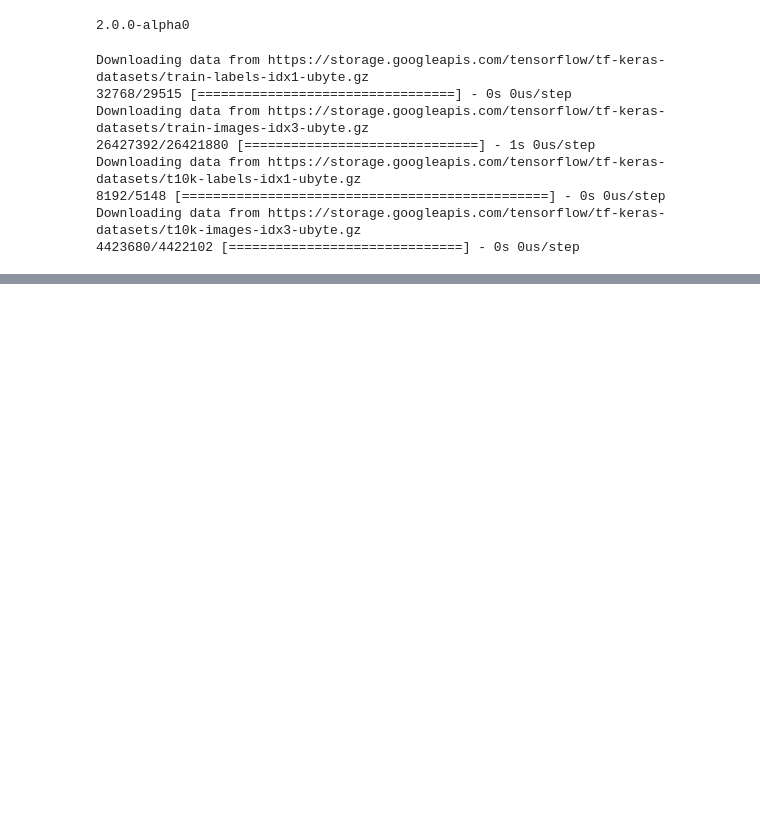
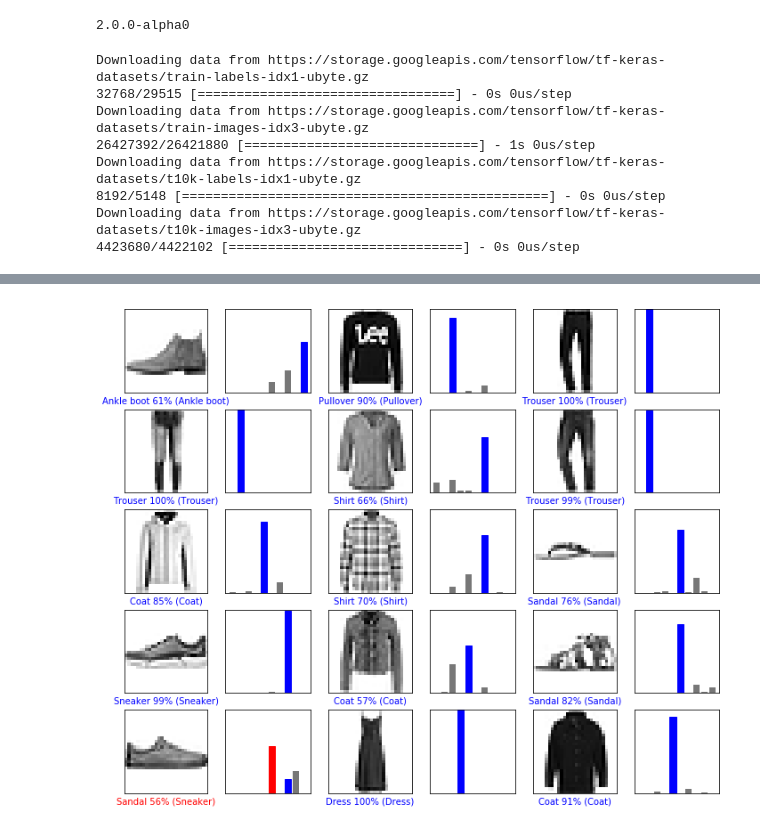
Before and after one commit to MatthewR2D2/Tensorflow2Examples, a Jupyter notebook: Tensorflow2ImageClassification.ipynb, the cells around one changed output, grey strips where cells are left out. Drawn from its saved outputs; the diff is of its cells as text; code cells hidden in the pictures; blank space fills up the shorter version.

```diff
--- a/Tensorflow2ImageClassification.ipynb
+++ b/Tensorflow2ImageClassification.ipynb
@@ -27,0 +60,8 @@ Downloading data from https://storage.googleapis.com/tensorflow/tf-keras-dataset
+# %%
+# Compile the model
+# Optimizer updates the model by the data it see and loss function
+# Loss measures how accurate the model is durning training
+# Metrics used to monitor the traiing and testing steps
+model.compile(optimizer='adam',
+              loss='sparse_categorical_crossentropy',
+              metrics=['accuracy'])
@@ -27,0 +101,8 @@ Downloading data from https://storage.googleapis.com/tensorflow/tf-keras-dataset
+# %%
+# The accuracy shows overfitting of the data set
+# As the training accuracy is less than the testing accuracy
+# So this model is not generalized enough
+# To make predictiions on new data
+predictions  = model.predict(test_images)
+# This will show a array of all labels pridictiion
+print("Preidction Example:", predictions[0])
@@ -27,0 +172,13 @@ Downloading data from https://storage.googleapis.com/tensorflow/tf-keras-dataset
+# %%
+num_rows = 5
+num_cols = 3
+num_images = num_rows*num_cols
+plt.figure(figsize=(2*2*num_cols, 2*num_rows))
+for i in range(num_images):
+  plt.subplot(num_rows, 2*num_cols, 2*i+1)
+  plot_image(i, predictions, test_labels, test_images)
+  plt.subplot(num_rows, 2*num_cols, 2*i+2)
+  plot_value_array(i, predictions, test_labels)
+plt.show()
+# %% [output]
+[figure, added]
```
Also changed, not shown: parts of 11 cells of this notebook.
